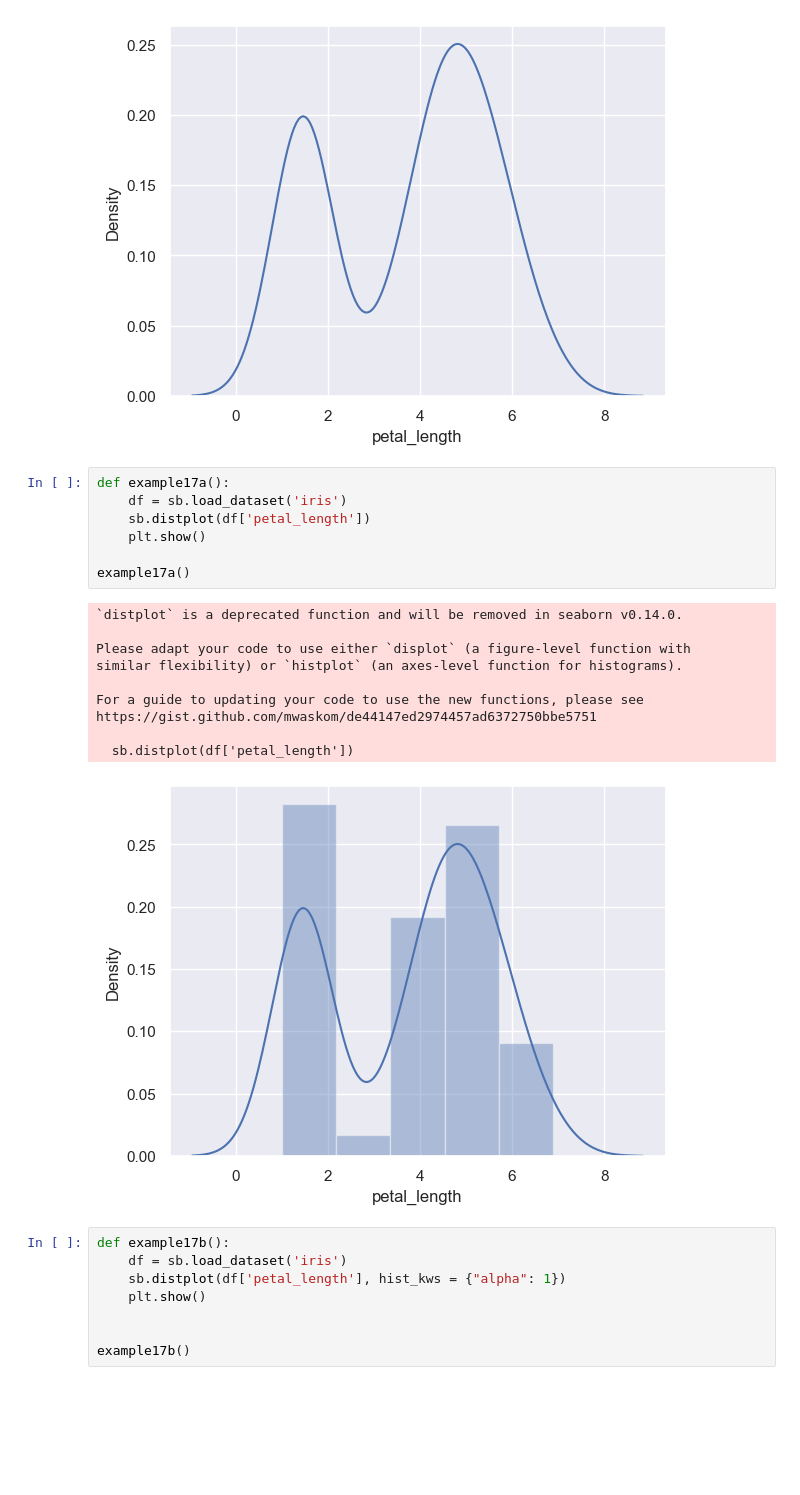
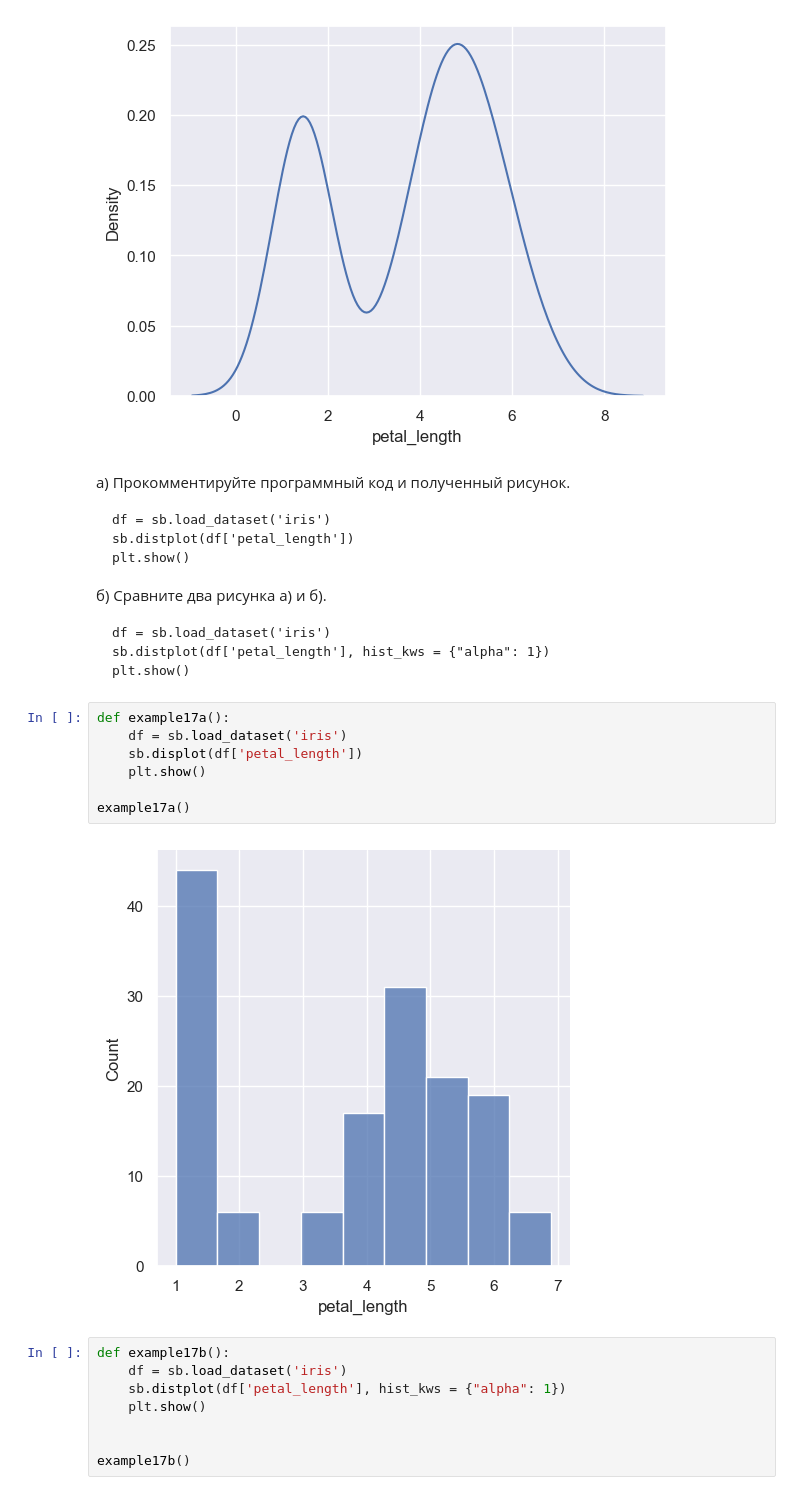
Before and after one commit to WonderSi/iml-python-semestr5, a Jupyter notebook: lab4_part1.ipynb, the cells around one changed output. Cells and saved outputs as stored; diff of their text form; blank space fills up the shorter version.

`````diff
--- a/lab4_part1.ipynb
+++ b/lab4_part1.ipynb
@@ -251,24 +394,28 @@ https://gist.github.com/mwaskom/de44147ed2974457ad6372750bbe5751
 
   sb.distplot(df['petal_length'], hist=False)
 [figure]
+# %% [markdown]
+а) Прокомментируйте программный код и полученный рисунок.
+```
+df = sb.load_dataset('iris')
+sb.distplot(df['petal_length'])
+plt.show()
+```
+б) Сравните два рисунка а) и б).
+```
+df = sb.load_dataset('iris')
+sb.distplot(df['petal_length'], hist_kws = {"alpha": 1})
+plt.show()
+````
 # %%
 def example17a():
     df = sb.load_dataset('iris')
-    sb.distplot(df['petal_length'])
+    sb.displot(df['petal_length'])
     plt.show()
 
 example17a()
 # %% [output]
-`distplot` is a deprecated function and will be removed in seaborn v0.14.0.
-
-Please adapt your code to use either `displot` (a figure-level function with
-similar flexibility) or `histplot` (an axes-level function for histograms).
-
-For a guide to updating your code to use the new functions, please see
-https://gist.github.com/mwaskom/de44147ed2974457ad6372750bbe5751
-
-  sb.distplot(df['petal_length'])
-[figure, old version]
+[figure, new version]
 # %%
 def example17b():
     df = sb.load_dataset('iris')
`````
Also changed, not shown: parts of 44 cells of this notebook, 1 other file.
